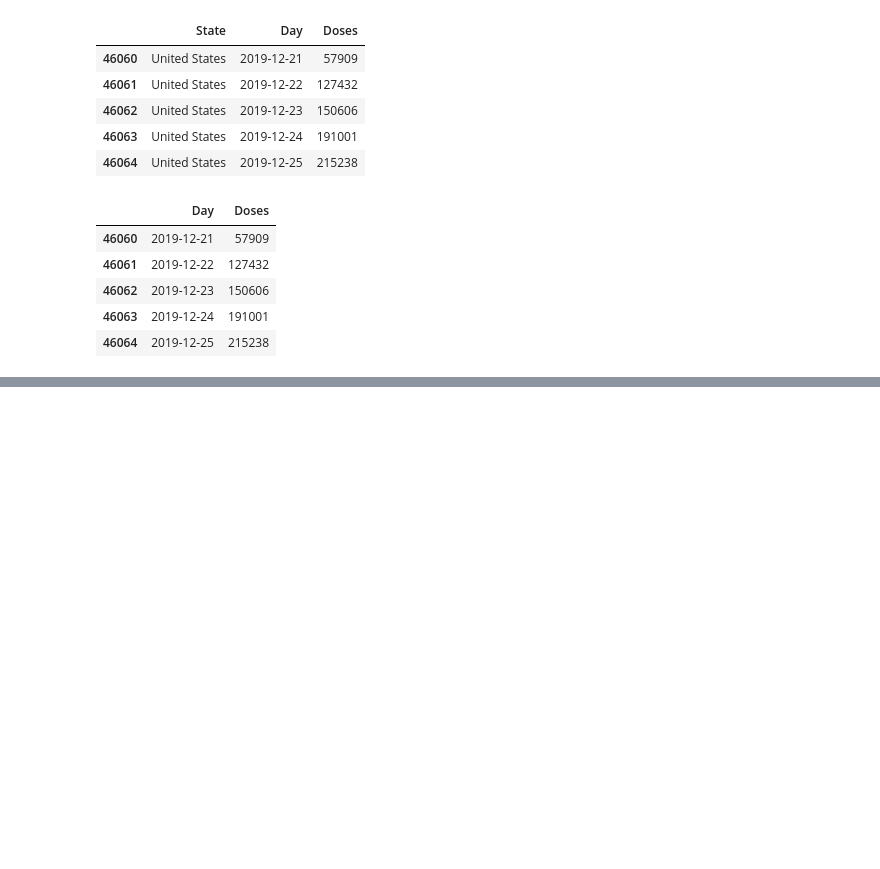
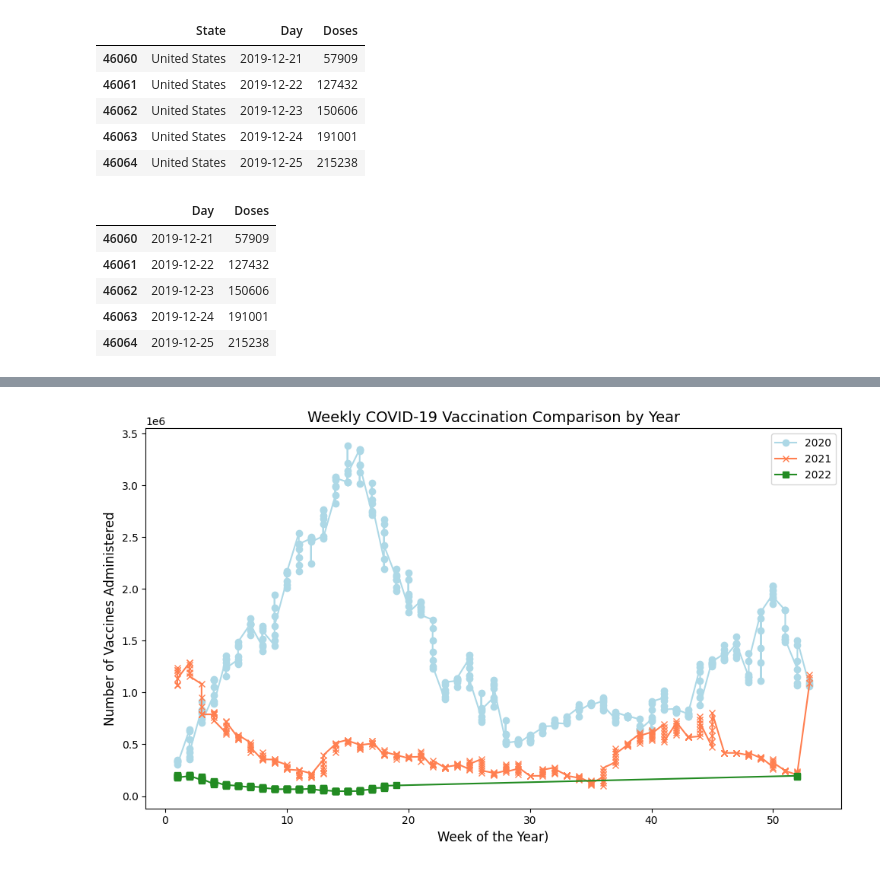
Before and after one commit to carolinehagood/covid-project, a Jupyter notebook: vaccine_data_cleaning.ipynb, the cells around one changed output, grey strips where cells are left out. Cells and saved outputs as stored; diff of their text form; code cells hidden in the pictures; blank space fills up the shorter version.

```diff
--- a/vaccine_data_cleaning.ipynb
+++ b/vaccine_data_cleaning.ipynb
@@ -52,0 +69,11 @@ df_filtered.head(5)
+# %%
+# Select year from day
+df_filtered['Year']= df_filtered['Day'].str[:4]
+# %%
+# Convert Day to Date Time
+df_filtered['Day']= pd.to_datetime(df_filtered['Day'])
+
+# Extract the week number
+df_filtered['Week'] = df_filtered['Day'].dt.isocalendar().week
+df_filtered= df_filtered.sort_values('Week')
+df_filtered
@@ -52,0 +94,32 @@ df_filtered.head(5)
+# %%
+# Filter by year and sort values by week
+df_2020= df_filtered[df_filtered['Year']== '2020'].sort_values('Week')
+df_2021= df_filtered[df_filtered['Year']== '2021'].sort_values('Week')
+df_2022= df_filtered[df_filtered['Year']== '2022'].sort_values('Week')
+# %%
+import matplotlib.pyplot as plt
+
+plt.figure(figsize=(10, 6))
+
+# Plot for 2020
+plt.plot(df_2020['Week'], df_2020['Doses'], label='2020', color='lightblue', linestyle='-', marker='o')
+
+# Plot for 2021
+plt.plot(df_2021['Week'], df_2021['Doses'], label='2021', color='coral', linestyle='-', marker='x')
+
+# Plot for 2022
+plt.plot(df_2022['Week'], df_2022['Doses'], label='2022', color='forestgreen', linestyle='-', marker='s')
+
+# Add titles and labels
+plt.title('Weekly COVID-19 Vaccination Comparison by Year', fontsize=14)
+plt.xlabel('Week of the Year)', fontsize=12)
+plt.ylabel('Number of Vaccines Administered', fontsize=12)
+
+# Add a legend
+plt.legend()
+
+# Display the plot
+plt.tight_layout()
+plt.show()
+# %% [output]
+[figure, added]
```
Also changed, not shown: parts of 5 cells of this notebook.
